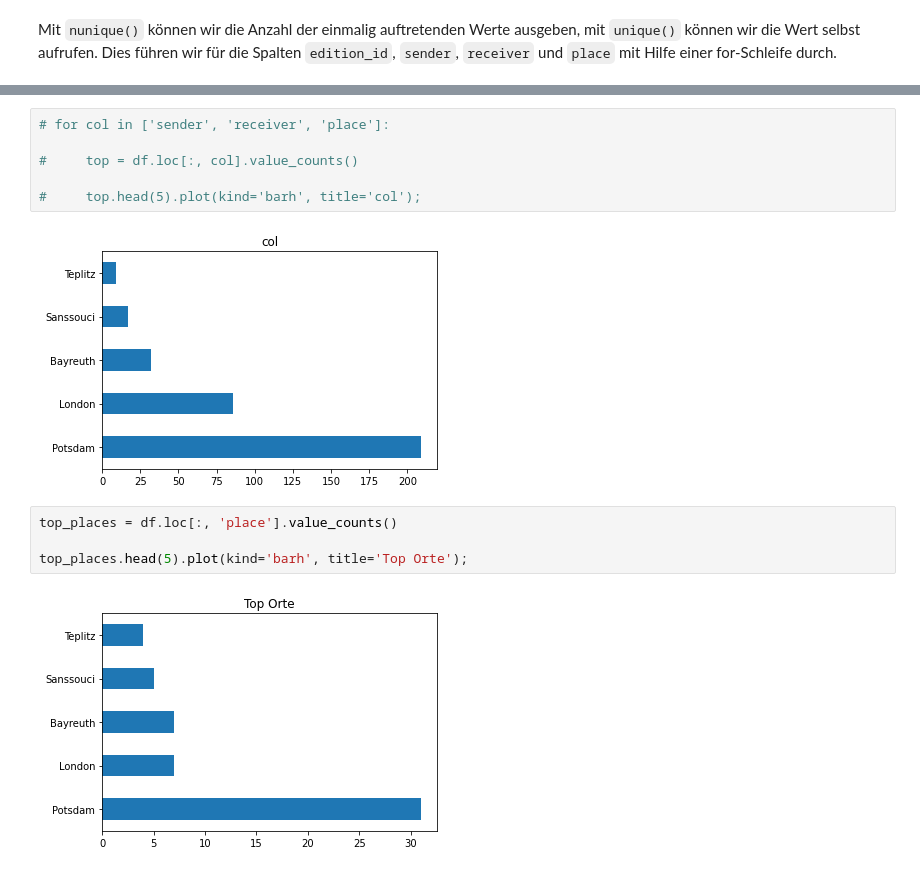
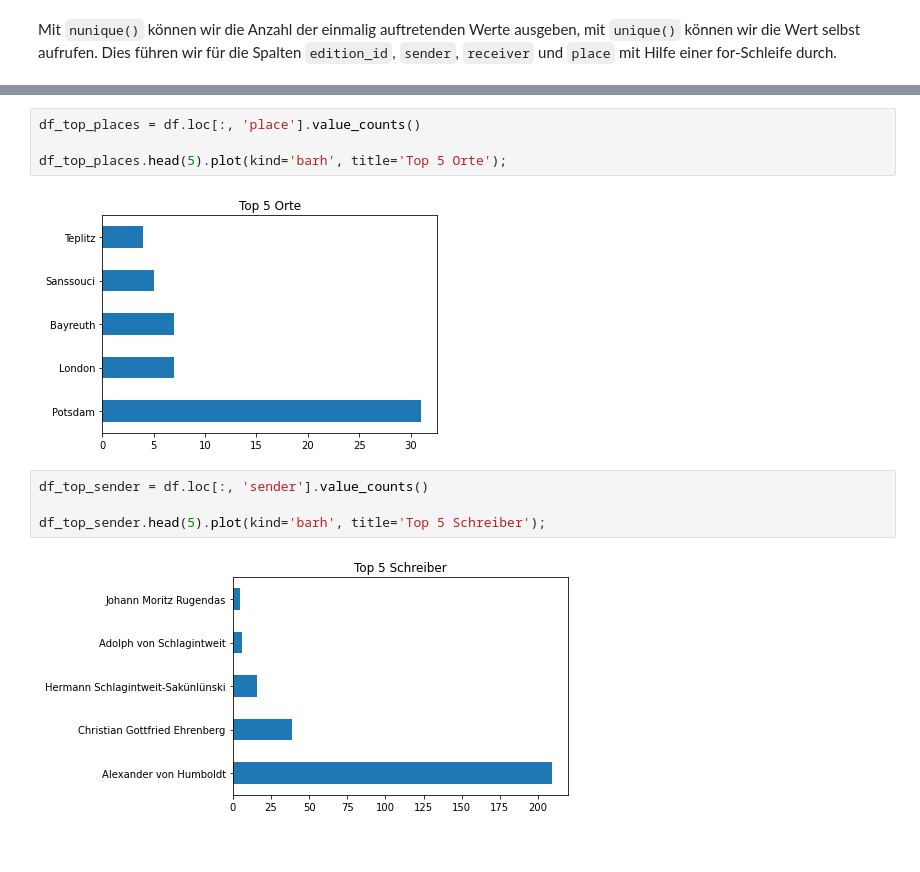
Before and after one commit to Digital-History-Berlin/Python-fuer-Historiker-innen-Intermediate, a Jupyter notebook: ch02-pandas/05-intro-eda.ipynb, the cells around one changed output, grey strips where cells are left out. Drawn from its saved outputs; the diff is of its cells as text.

```diff
--- a/ch02-pandas/05-intro-eda.ipynb
+++ b/ch02-pandas/05-intro-eda.ipynb
@@ -133,14 +124,12 @@ Mit pandas können wir schnell auch erste Visualisierungen plotten.
 # %%
-# for col in ['sender', 'receiver', 'place']:
+df_top_places = df.loc[:, 'place'].value_counts()
 
-#     top = df.loc[:, col].value_counts()
-
-#     top.head(5).plot(kind='barh', title='col');
+df_top_places.head(5).plot(kind='barh', title='Top 5 Orte');
 # %% [output]
-[figure, old version]
+[figure, new version]
 # %%
-top_places = df.loc[:, 'place'].value_counts()
+df_top_sender = df.loc[:, 'sender'].value_counts()
 
-top_places.head(5).plot(kind='barh', title='Top Orte');
+df_top_sender.head(5).plot(kind='barh', title='Top 5 Schreiber');
 # %% [output]
-[figure, old version]
+[figure, new version]
```
Also changed, not shown: parts of 20 cells of this notebook, 1 other file.
